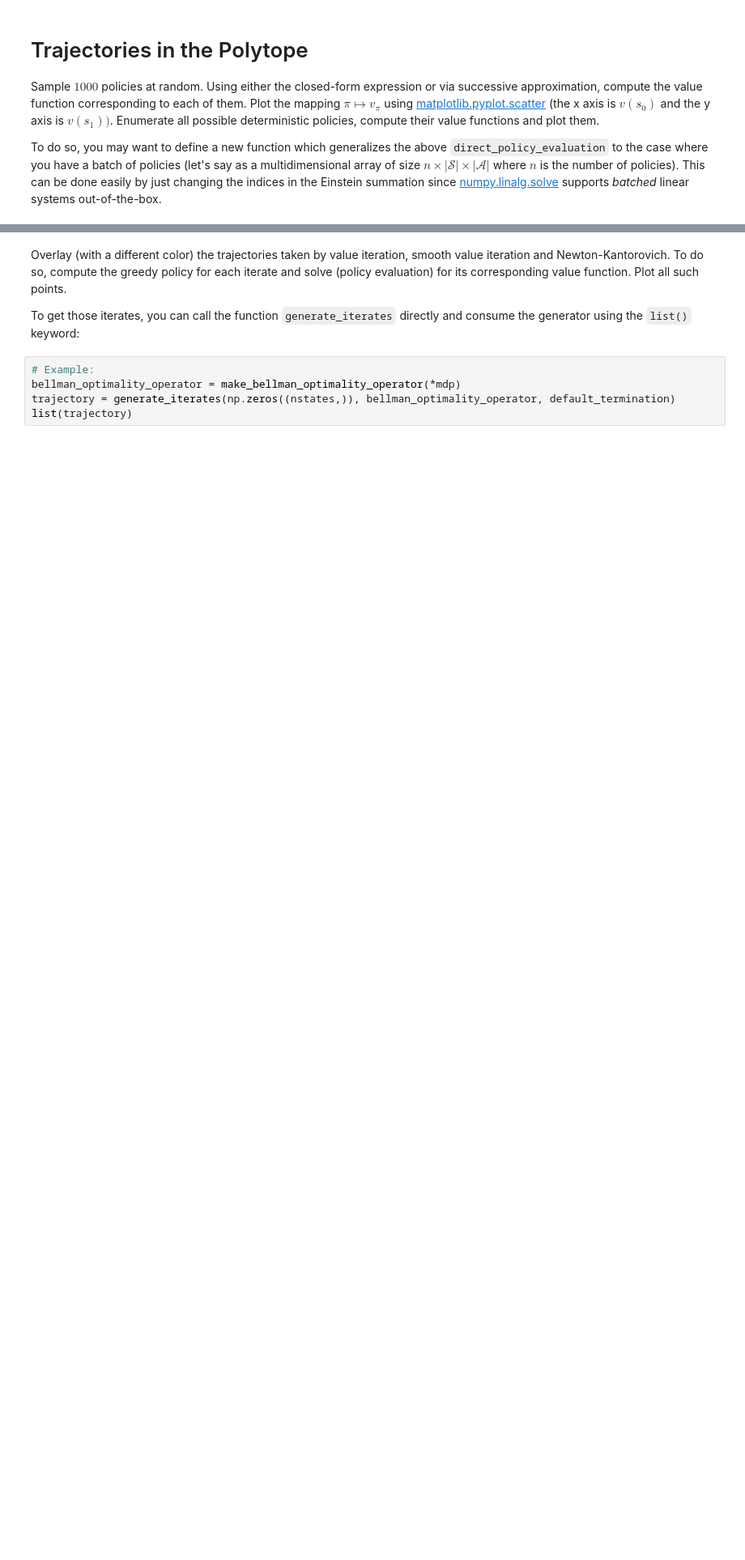
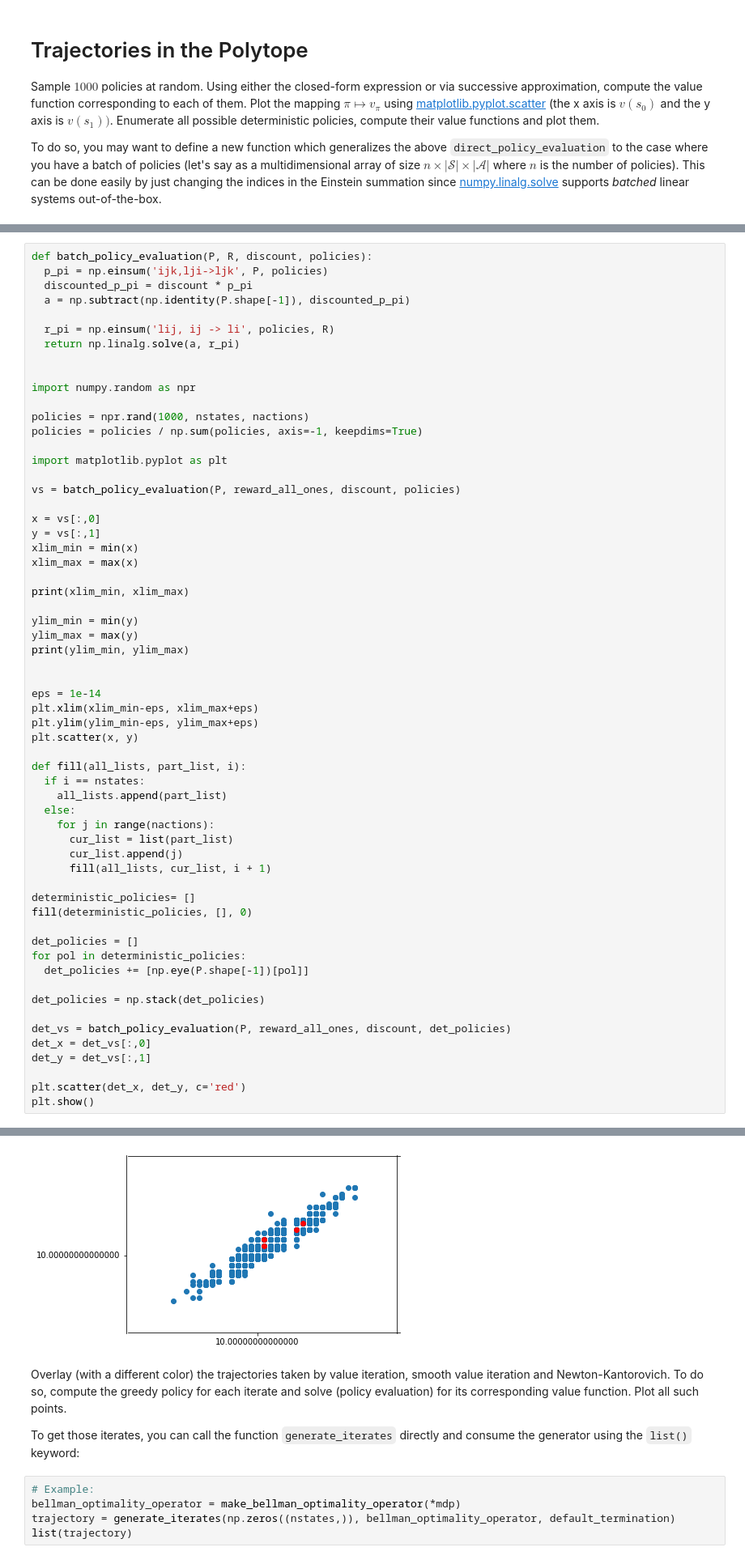
Before and after one commit to andreeadeac22/IFT6760H20, a Jupyter notebook: Copy_of_IFT6760_H20_A1_Template.ipynb, the cells around one changed output, grey strips where cells are left out. Shown at 81% size. Saved outputs shown, nothing was run; the diff lists cells and outputs as text; blank space fills up the shorter version.

```diff
--- a/Copy_of_IFT6760_H20_A1_Template.ipynb
+++ b/Copy_of_IFT6760_H20_A1_Template.ipynb
@@ -477,0 +505,61 @@ def batch_policy_evaluation(P, R, discount, policies):
+# %%
+def batch_policy_evaluation(P, R, discount, policies):
+  p_pi = np.einsum('ijk,lji->ljk', P, policies)
+  discounted_p_pi = discount * p_pi
+  a = np.subtract(np.identity(P.shape[-1]), discounted_p_pi)
+
+  r_pi = np.einsum('lij, ij -> li', policies, R)
+  return np.linalg.solve(a, r_pi)
+
+
+import numpy.random as npr
+
+policies = npr.rand(1000, nstates, nactions)
+policies = policies / np.sum(policies, axis=-1, keepdims=True)
+
+import matplotlib.pyplot as plt
+
+vs = batch_policy_evaluation(P, reward_all_ones, discount, policies)
+
+x = vs[:,0]
+y = vs[:,1]
+xlim_min = min(x)
+xlim_max = max(x)
+
+print(xlim_min, xlim_max)
+
+ylim_min = min(y)
+ylim_max = max(y)
+print(ylim_min, ylim_max)
+
+
+eps = 1e-14
+plt.xlim(xlim_min-eps, xlim_max+eps)
+plt.ylim(ylim_min-eps, ylim_max+eps)
+plt.scatter(x, y)
+
+def fill(all_lists, part_list, i):
+  if i == nstates:
+    all_lists.append(part_list)
+  else:
+    for j in range(nactions):
+      cur_list = list(part_list)
+      cur_list.append(j)
+      fill(all_lists, cur_list, i + 1)
+
+deterministic_policies= []
+fill(deterministic_policies, [], 0)
+
+det_policies = []
+for pol in deterministic_policies:
+  det_policies += [np.eye(P.shape[-1])[pol]]
+
+det_policies = np.stack(det_policies)
+
+det_vs = batch_policy_evaluation(P, reward_all_ones, discount, det_policies)
+det_x = det_vs[:,0]
+det_y = det_vs[:,1]
+
+plt.scatter(det_x, det_y, c='red')
+plt.show()
+# %% [output]
@@ -478,3 +568,4 @@ def batch_policy_evaluation(P, R, discount, policies):
+[figure, added]
 # %% [markdown]
 Overlay (with a different color) the trajectories taken by value iteration, smooth value iteration and Newton-Kantorovich. To do so, compute the greedy policy for each iterate and solve (policy evaluation) for its corresponding value function. Plot all such points.
 
```
Also changed, not shown: parts of 11 cells of this notebook.
